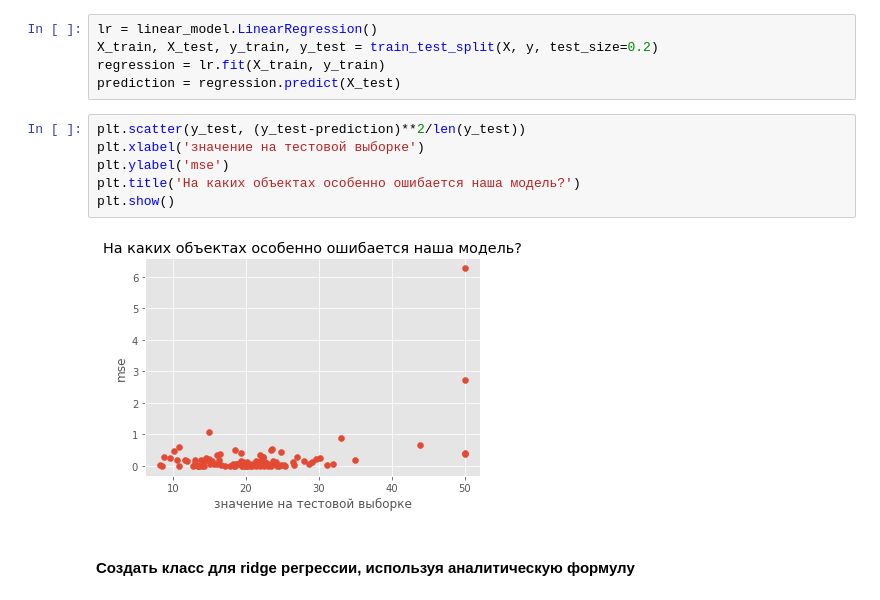
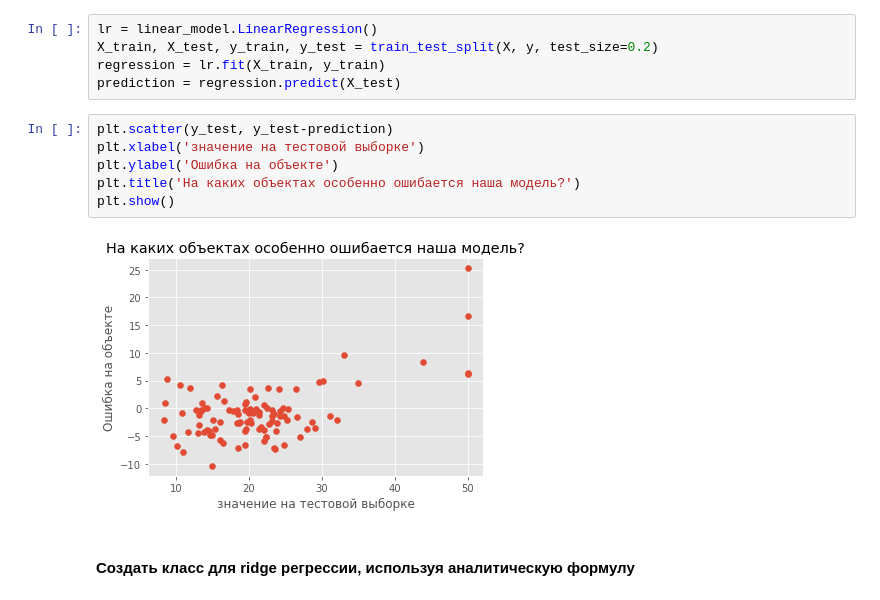
Before and after one commit to AsyaKarpova/ML_NES_2020, a Jupyter notebook: sem3/Sem3-4.ipynb, the cells around one changed output. Saved outputs shown, nothing was run; the diff lists cells and outputs as text.

```diff
--- a/sem3/Sem3-4.ipynb
+++ b/sem3/Sem3-4.ipynb
@@ -29,13 +29,13 @@ X_train, X_test, y_train, y_test = train_test_split(X, y, test_size=0.2)
 regression = lr.fit(X_train, y_train)
 prediction = regression.predict(X_test)
 # %%
-plt.scatter(y_test, (y_test-prediction)**2/len(y_test))
+plt.scatter(y_test, y_test-prediction)
 plt.xlabel('значение на тестовой выборке')
-plt.ylabel('mse')
+plt.ylabel('Ошибка на объекте')
 plt.title('На каких объектах особенно ошибается наша модель?')
 plt.show()
 # %% [output]
-[figure, old version]
+[figure, new version]
 # %% [markdown]
 #### Создать класс для ridge регрессии, используя аналитическую формулу
 # %%
```
